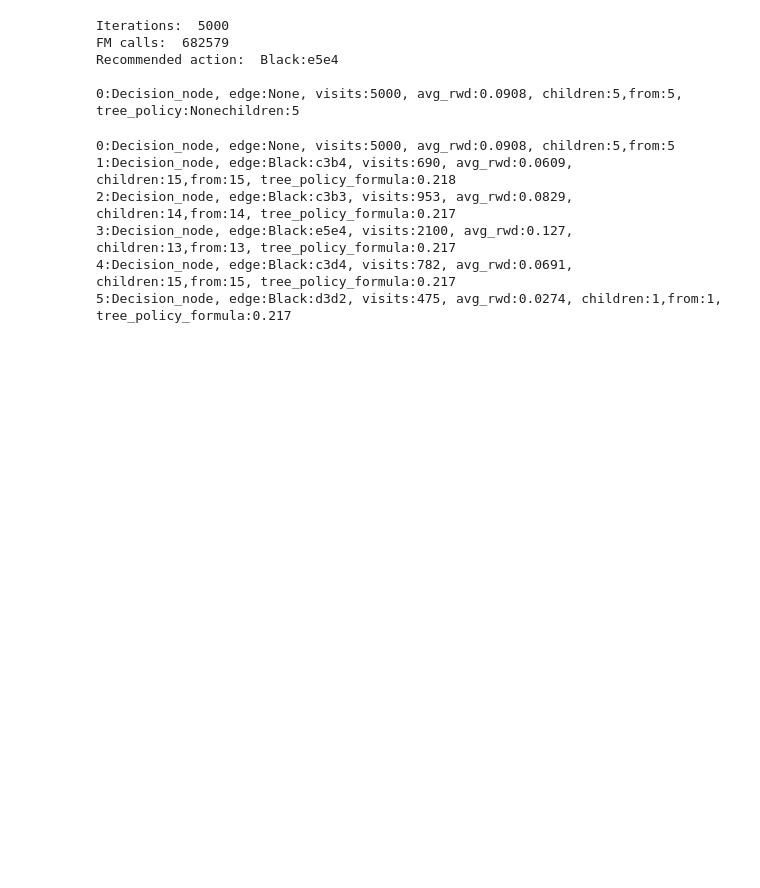
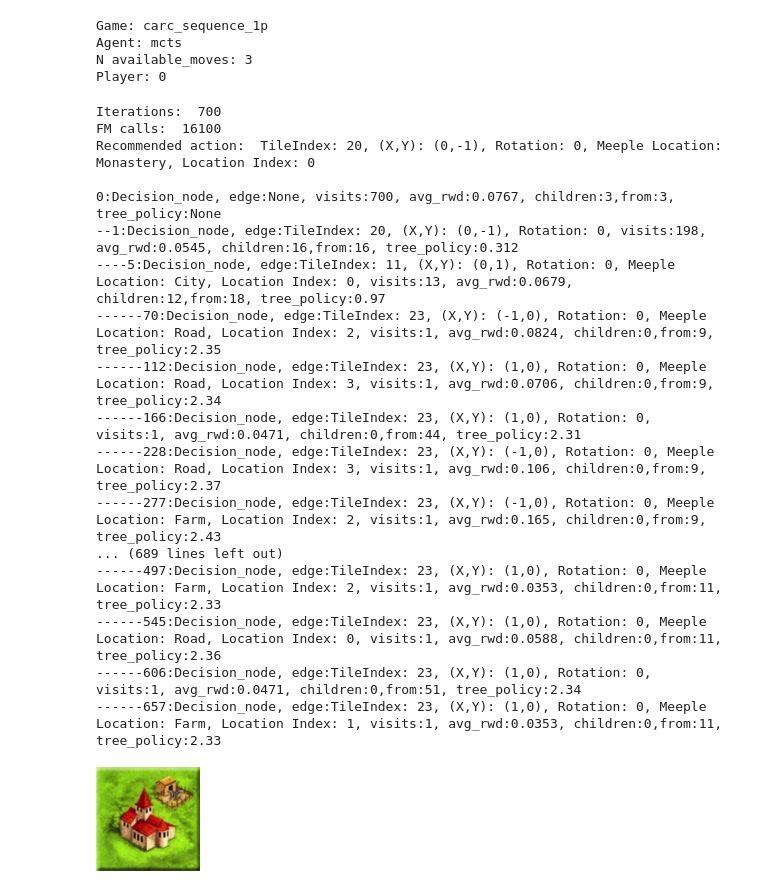
Before and after one commit to 33fred33/MCTS_EA_Tabletop_games, a Jupyter notebook: debugger.ipynb, the cells around one changed output. Saved outputs shown, nothing was run; the diff lists cells and outputs as text; code cells hidden in the pictures; blank space fills up the shorter version.

```diff
--- a/debugger.ipynb
+++ b/debugger.ipynb
@@ -407,9 +62,18 @@ default_policy_puzzles(puzzles, agents, games)
+# %%
+#Small carcassonne
+games = 10
+date_time_string = datetime.datetime.now().strftime("%Y-%m-%d_%H-%M-%S")
+game_state = carc.CarcassonneState(set_tile_sequence=True, set_tile_sequence_seed=1, initial_meeples=[1,1])
+game_state.set_initial_state()
+agents = [mcts.MCTS_Player(max_iterations=5000, c=0.5, name="mcts_vanilla_c_05"), mcts.MCTS_Player(max_iterations=5000, c=3, name="mcts_vanilla_c_3")]
+gp1, gp2 = eu.play_match(agents, game_state, games, os.path.join("Outputs", "Matches", "Carcassonne_fixed_sequence_" + date_time_string), random_seed = 0)
+#cProfile.run("gp1, gp2 = eu.play_match(agents, game_state, 2, os.path.join('Outputs', 'Matches', 'Carcassonne_fixed_sequence_' + date_time_string), random_seed = 2)")
 # %%
 #View tree on each iteration - STEP 1
 
 #parameters
-game_idx = 5
-agent_idx = 3
+game_idx = 8
+agent_idx = 0
 agent_rollouts = 1
 #puzzle_idx = 66 #matein3
 puzzle_idx = 62
@@ -418,7 +82,7 @@ max_iterations = 0
 iterations_logs_step = 10
 
 #database
-games = ["chess", "ttt", "carcassonne", "carcassonne_1", "carcassonne_discard","chess_puzzle", "ttt_setup"]
+games = ["chess", "ttt", "carcassonne", "carcassonne_1", "carcassonne_discard","chess_puzzle", "ttt_setup", "carcassonne_sequence", "carc_sequence_1p"]
 game = games[game_idx]
 print("Game:", game)
 agent_types = ["mcts", "rave_mcts", "siea_mcts", "mcts_solver", "siea_mcts2"]
@@ -461,6 +125,12 @@ elif game == "carcassonne_1":
 elif game == "carcassonne_discard":
     game_state = carc.CarcassonneState(initial_tile_quantities=[1,0,0,0,0,0,0,0,0,0,0,0,0,1,0,0,1,0,0,0,0,0,0,0])
     game_state.set_initial_state()
+elif game == "carcassonne_sequence":
+    game_state = carc.CarcassonneState(initial_tile_quantities=[1 for _ in range(24)], set_tile_sequence=True, set_tile_sequence_seed=1, initial_meeples=[2,2])
+    game_state.set_initial_state()
+elif game == "carc_sequence_1p":
+    game_state = carc.CarcassonneState(initial_tile_quantities=[1 for _ in range(24)], set_tile_sequence=True, set_tile_sequence_seed=1, initial_meeples=[2,2], players = 1)
+    game_state.set_initial_state()
 elif game == "chess_puzzle":
     game_state = chess_64.GameState()
     #Load lichess dataset
@@ -494,42 +164,52 @@ else:
     if "siea" in agent_type:
         print("Evolution fm calls: ", mcts_agent.evolution_fm_calls)
     print("Node count: ", mcts_agent.nodes_count)
-game_state.board
+#game_state.board
+# %% [output]
+Game: carc_sequence_1p
+Agent: mcts
+N available_moves: 3
+Player: 0
 # %%
 #View tree on each iteration - STEP 2 - Iterate
 
 #By iteration
-iterations = 5000
+iterations = 700
 def run_iteration(iterations):
     for it in range(iterations):
         mcts_agent.iteration()
-#run_iteration(iterations)
+run_iteration(iterations)
 #cProfile.run("run_iteration(iterations)")
 
 #By_choose_action
 def run_choose_action():
     mcts_agent.max_iterations = iterations
     mcts_agent.choose_action(game_state)
-run_choose_action()
+#run_choose_action()
 
 print("Iterations: ", mcts_agent.current_iterations)
 print("FM calls: ", mcts_agent.current_fm)
 print("Recommended action: ", mcts_agent.recommendation_policy())
-#print(mcts_agent.view_mcts_tree())
+print(mcts_agent.view_mcts_tree())
 #print(mcts_agent.view_action_stats())
-print(mcts_agent.view_proven_tree())
+#print(mcts_agent.view_proven_tree())
+Image("Games/Carcassonne/pygame_images/"+ str(game_state.next_tile_index)+".png")
 # %% [output]
-Iterations:  5000
-FM calls:  682579
-Recommended action:  Black:e5e4
+Iterations:  700
+FM calls:  16100
+Recommended action:  TileIndex: 20, (X,Y): (0,-1), Rotation: 0, Meeple Location: Monastery, Location Index: 0
 
-0:Decision_node, edge:None, visits:5000, avg_rwd:0.0908, children:5,from:5, tree_policy:Nonechildren:5
+0:Decision_node, edge:None, visits:700, avg_rwd:0.0767, children:3,from:3, tree_policy:None
+--1:Decision_node, edge:TileIndex: 20, (X,Y): (0,-1), Rotation: 0, visits:198, avg_rwd:0.0545, children:16,from:16, tree_policy:0.312
+----5:Decision_node, edge:TileIndex: 11, (X,Y): (0,1), Rotation: 0, Meeple Location: City, Location Index: 0, visits:13, avg_rwd:0.0679, children:12,from:18, tree_policy:0.97
+------70:Decision_node, edge:TileIndex: 23, (X,Y): (-1,0), Rotation: 0, Meeple Location: Road, Location Index: 2, visits:1, avg_rwd:0.0824, children:0,from:9, tree_policy:2.35
+------112:Decision_node, edge:TileIndex: 23, (X,Y): (1,0), Rotation: 0, Meeple Location: Road, Location Index: 3, visits:1, avg_rwd:0.0706, children:0,from:9, tree_policy:2.34
+------166:Decision_node, edge:TileIndex: 23, (X,Y): (1,0), Rotation: 0, visits:1, avg_rwd:0.0471, children:0,from:44, tree_policy:2.31
+------228:Decision_node, edge:TileIndex: 23, (X,Y): (-1,0), Rotation: 0, Meeple Location: Road, Location Index: 3, visits:1, avg_rwd:0.106, children:0,from:9, tree_policy:2.37
+------277:Decision_node, edge:TileIndex: 23, (X,Y): (-1,0), Rotation: 0, Meeple Location: Farm, Location Index: 2, visits:1, avg_rwd:0.165, children:0,from:9, tree_policy:2.43
+... (689 lines left out)
+------497:Decision_node, edge:TileIndex: 23, (X,Y): (1,0), Rotation: 0, Meeple Location: Farm, Location Index: 2, visits:1, avg_rwd:0.0353, children:0,from:11, tree_policy:2.33
+------545:Decision_node, edge:TileIndex: 23, (X,Y): (1,0), Rotation: 0, Meeple Location: Road, Location Index: 0, visits:1, avg_rwd:0.0588, children:0,from:11, tree_policy:2.36
+------606:Decision_node, edge:TileIndex: 23, (X,Y): (1,0), Rotation: 0, visits:1, avg_rwd:0.0471, children:0,from:51, tree_policy:2.34
+------657:Decision_node, edge:TileIndex: 23, (X,Y): (1,0), Rotation: 0, Meeple Location: Farm, Location Index: 1, visits:1, avg_rwd:0.0353, children:0,from:11, tree_policy:2.33
+[figure, added]
-# %%
-print(mcts_agent.view_action_stats())
-# %% [output]
-0:Decision_node, edge:None, visits:5000, avg_rwd:0.0908, children:5,from:5
-1:Decision_node, edge:Black:c3b4, visits:690, avg_rwd:0.0609, children:15,from:15, tree_policy_formula:0.218
-2:Decision_node, edge:Black:c3b3, visits:953, avg_rwd:0.0829, children:14,from:14, tree_policy_formula:0.217
-3:Decision_node, edge:Black:e5e4, visits:2100, avg_rwd:0.127, children:13,from:13, tree_policy_formula:0.217
-4:Decision_node, edge:Black:c3d4, visits:782, avg_rwd:0.0691, children:15,from:15, tree_policy_formula:0.217
-5:Decision_node, edge:Black:d3d2, visits:475, avg_rwd:0.0274, children:1,from:1, tree_policy_formula:0.217
```
Also changed, not shown: parts of 19 cells of this notebook, 10 other files.
